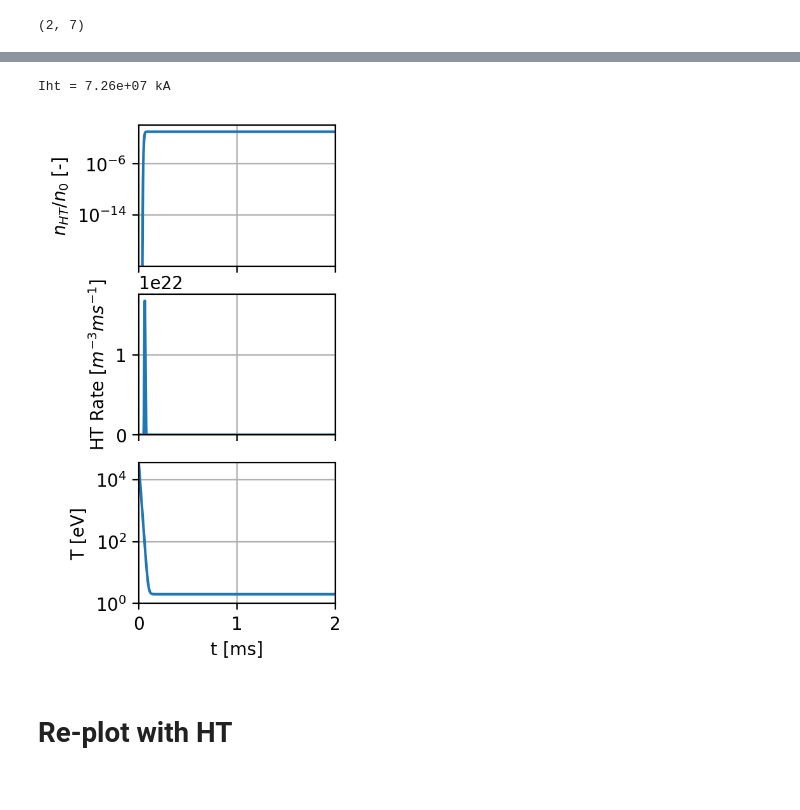
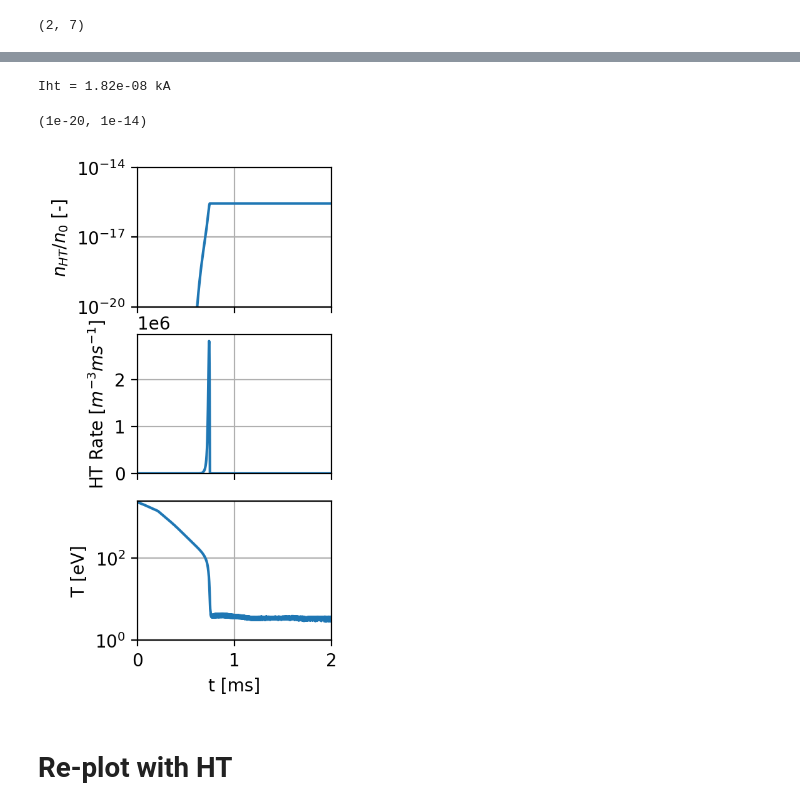
Before and after one commit to ridatta/RE_Solver, a Jupyter notebook: ARC-0D-20261101.ipynb, the cells around one changed output, grey strips where cells are left out. Cells and saved outputs as stored; diff of their text form; code cells hidden in the pictures.

```diff
--- a/ARC-0D-20261101.ipynb
+++ b/ARC-0D-20261101.ipynb
@@ -45,7 +45,7 @@ Zeff_scale [-] =1.0
 device [-] = SPARC
 # %%
 # Change solver settings
-solver.T0 = 33e3 # Initial temperature [eV]
+solver.T0 = 3e3 # Initial temperature [eV]
 solver.Tf = 5 # final temperature [eV]
 solver.t0 = 0.1e-3
 solver.R0 = 4.62
@@ -287,53 +323,57 @@ np.savetxt('data/ARC-0D-scan.csv',data)
 # %%
 
 # Initiate arrays
-nht = np.zeros_like(d['t'])
-nht_rate = np.zeros_like(d['t'])
-dt = np.diff(d['t'])[0]
+nht = np.zeros_like(tp)
+nht_rate = np.zeros_like(tp)
+dt = np.diff(tp)[0]
 
 # Caluclate
-for ii in range(1,d['t'].shape[0]):
-    T = d['Te'][ii] # eV
-    nht_rate[ii], nht[ii] = RE.get_HT_rate(ne=d['ne'][0], # electron density
+for ii in range(1,tp.shape[0]):
+    tnow = tp[ii]
+    T = Tp[ii] # eV
+    nht_rate[ii], nht[ii] = RE.get_HT_rate(ne=ne0, # electron density
                                            T=T, # temperature
-                                           t=d['t'][ii], # time
-                                           T0=solver.T0, # initial temperature
-                                           E0=d['Epar'][0], # initial E-field
+                                           t=tnow, # time
+                                           T0=Tp[0], # initial temperature
+                                           E0=E0, # initial E-field
                                            nht=nht[ii-1],
                                            dt=dt)
 # %%
 # Plot
 fig, axs = plt.subplots(3,1,sharex=True,figsize=(2,5),dpi=200)
-axs[0].plot(t*1e3,nht/d['ne'][0],'-')
+axs[0].plot(tp*1e3,nht/ne0,'-')
 axs[0].set_ylabel('$n_{HT}/n_0$ [-]')
 axs[0].set_yscale('log')
 # axs[0].set_ylim([1e-20,1e0])
 axs[0].grid()
 
-axs[1].plot(t*1e3,nht_rate / 1e3,'-')
+axs[1].plot(tp*1e3,nht_rate / 1e3,'-')
 axs[1].set_ylabel('HT Rate [$m^{-3} ms^{-1}$]')
 axs[1].set_ylim(ymin=0)
 axs[1].grid()
 
 
-axs[2].plot(t*1e3,d['Te'])
+axs[2].plot(tp*1e3,Tp)
 axs[2].set_ylabel('T [eV]')
 axs[2].set_ylim(ymin=1)
 axs[2].grid()
 axs[2].set_yscale('log')
 
 
 axs[-1].set_xlim([0,2])
 axs[-1].set_xlabel('t [ms]')
 
 
-
 # HT Current
 Iht = nht[-1] * const.c * const.e * np.pi * solver.a**2 * solver.k
 print('Iht = %1.3g kA'%(Iht/1e3))
+
+
+axs[0].set_ylim([1e-20,1e-14])
 # %% [output]
-Iht = 7.26e+07 kA
+Iht = 1.82e-08 kA
+(1e-20, 1e-14)
-[figure, old version]
+[figure, new version]
 # %% [markdown]
 # Re-plot with HT
 # %%
```
Also changed, not shown: parts of 7 cells of this notebook, 3 other files.
